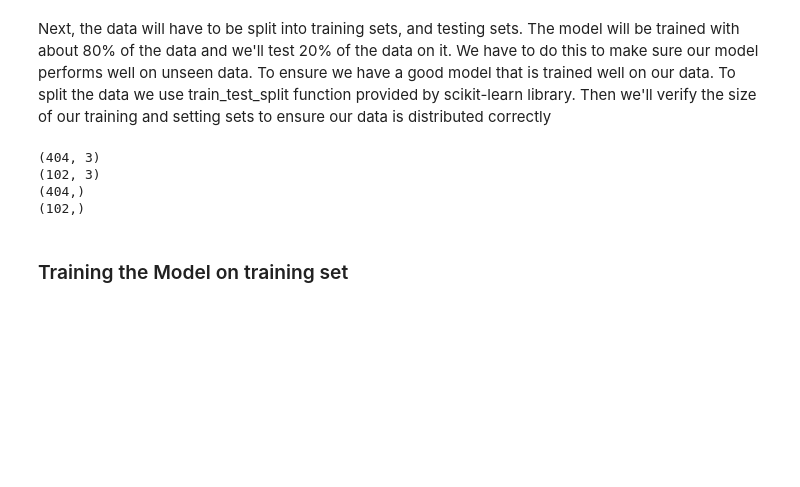
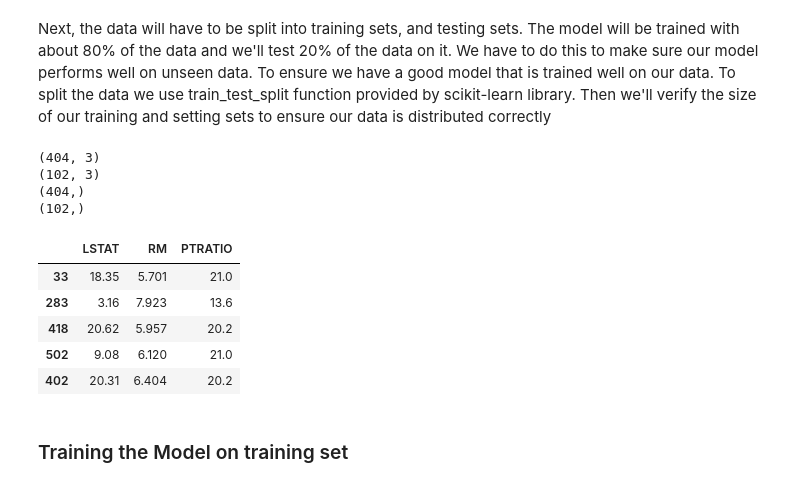
Before and after one commit to AnnetteTamakloe/Machine-Learning-Boston-Housing-Dataset, a Jupyter notebook: Machine_Learning_BHDataset.ipynb, the cells around one changed output. Drawn from its saved outputs; the diff is of its cells as text; code cells hidden in the pictures; blank space fills up the shorter version.

```diff
--- a/Machine_Learning_BHDataset.ipynb
+++ b/Machine_Learning_BHDataset.ipynb
@@ -225,6 +204,15 @@ print(Y_test.shape)
 (102, 3)
 (404,)
 (102,)
+# %%
+X_train.head()
+# %% [output]
+|  | LSTAT | RM | PTRATIO |
+| 33 | 18.35 | 5.701 | 21.0 |
+| 283 | 3.16 | 7.923 | 13.6 |
+| 418 | 20.62 | 5.957 | 20.2 |
+| 502 | 9.08 | 6.120 | 21.0 |
+| 402 | 20.31 | 6.404 | 20.2 |
 # %% [markdown]
 ### Training the Model on training set
 # %% [markdown]
```
Also changed, not shown: parts of 45 cells of this notebook, 2 other files.
